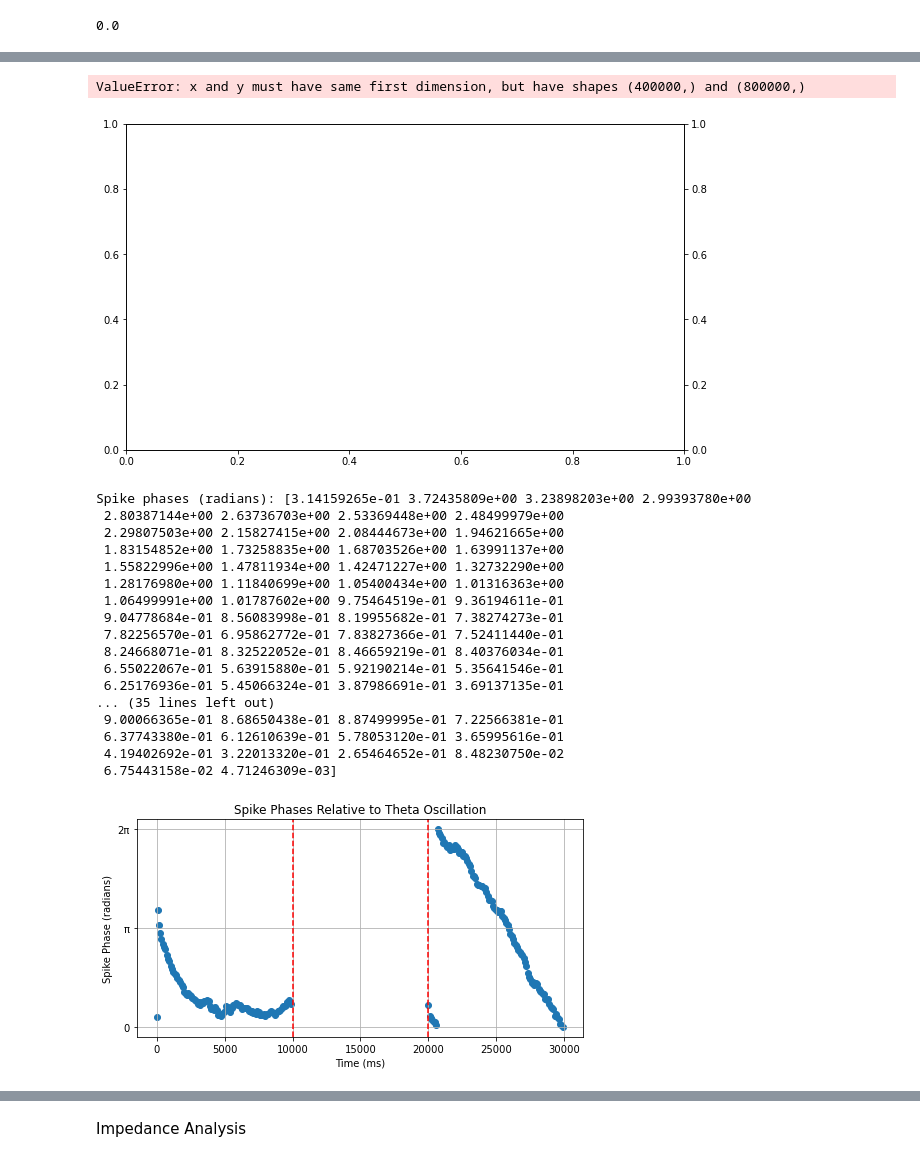
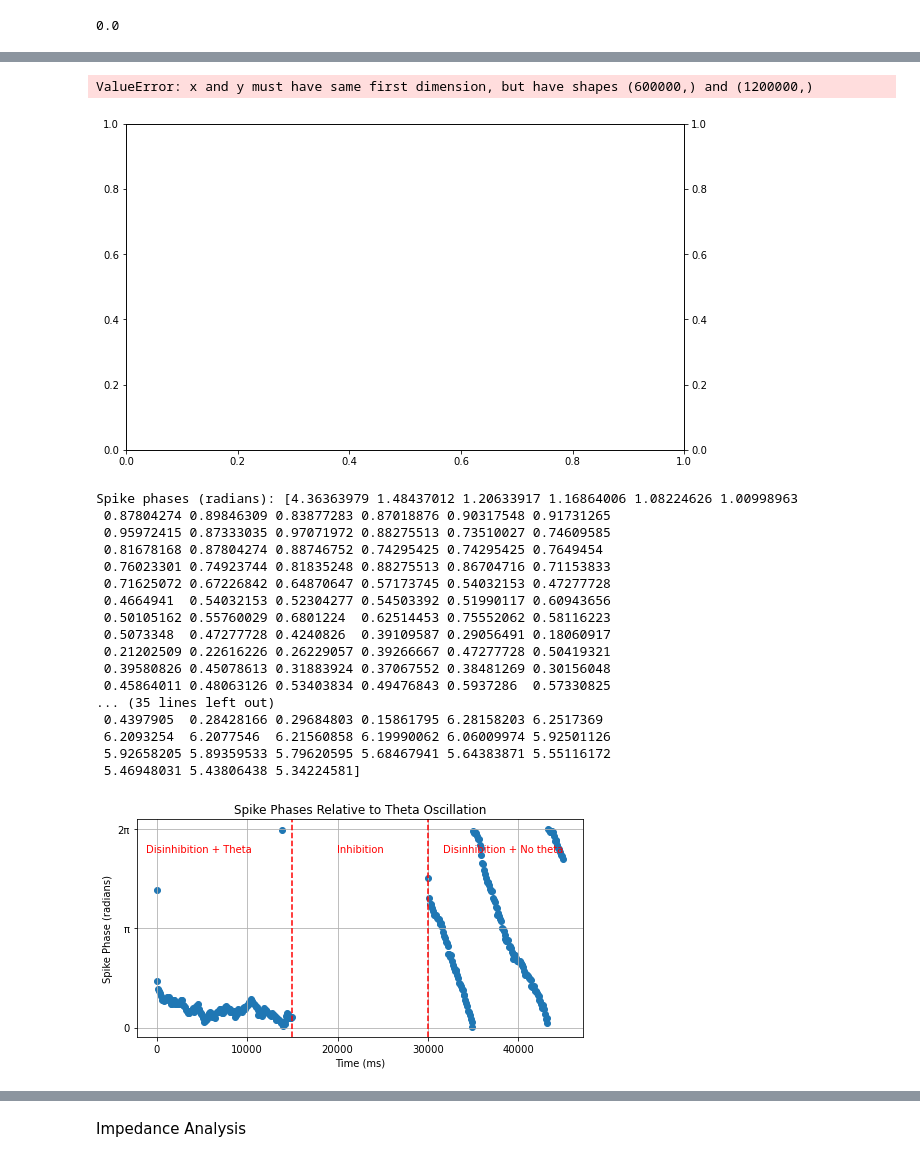
Before and after one commit to tiny-infinity/GridCellsTheta, a Jupyter notebook: single_stell.ipynb, the cells around one changed output, grey strips where cells are left out. Saved outputs shown, nothing was run; the diff lists cells and outputs as text; code cells hidden in the pictures.

Commit message:
phase prec rate

```diff
--- a/single_stell.ipynb
+++ b/single_stell.ipynb
@@ -17,7 +17,7 @@ stellate_noise_ic = h.IClamp(stellate_0.soma(0.5))
 stellate_noise_ic.dur = 1e9
 stell_theta_ic.dur = 1e9
 
-time_dur = 30000  # ms
+time_dur = 45000  # ms
 
 mean, std = -3e-3, 3e-4
 time_steps = int(time_dur / h.dt)
@@ -37,7 +37,8 @@ noise_vec.play(stellate_noise_ic._ref_amp, h.dt)
 #stellate_noise_ic.amp = -5e-3
 theta_amp = 1e-5
 theta_freq = 10.0
-theta_arr = theta_amp * np.sin(2 * np.pi * theta_freq * np.arange(0, time_dur, h.dt) / 1000)
+initial_phase = np.random.uniform(0, 2 * np.pi)
+theta_arr = theta_amp * np.sin((2 * np.pi * theta_freq * np.arange(0, time_dur, h.dt) / 1000)+initial_phase)
 theta_dupe = theta_arr.copy()
 theta_arr[half:] = 0.0
 theta_vec = h.Vector(theta_arr)
@@ -122,44 +123,44 @@ ax.legend(loc='upper left')
 
 plt.show()
 # %% [output]
-ValueError: x and y must have same first dimension, but have shapes (400000,) and (800000,)
+ValueError: x and y must have same first dimension, but have shapes (600000,) and (1200000,)
 [figure]
 # %%
 #spikes to phases
-phases = (np.array(spike_times_array) * theta_freq * 2 * np.pi / 1000) % (2 * np.pi)
+phases = ((np.array(spike_times_array) * theta_freq * 2 * np.pi / 1000)+initial_phase) % (2 * np.pi)
 print("Spike phases (radians):", phases)
 
 plt.figure(figsize=(8, 4))
 plt.scatter(spike_times_array, phases, color='C0')
 plt.xlabel("Time (ms)")
 plt.ylabel("Spike Phase (radians)")
 plt.title("Spike Phases Relative to Theta Oscillation")
 plt.yticks([0, np.pi, 2 * np.pi], ['0', 'π', '2π'])
 #plt.xlim(3500, time_dur+500)
 plt.axvline(x=half*h.dt, color='r', linestyle='--', label='Disinhibition')
 plt.axvline(x=2*half*h.dt, color='r', linestyle='--', label='Disinhibition')
-#plt.text(0.7*half*h.dt, 1.8*np.pi, 'Disinhibition + Theta', color='r', ha='right', va='center')
-#plt.text(3*half*h.dt, 1.8*np.pi, 'Disinhibition + No theta', color='r', ha='right', va='center')
-#plt.text(half*1.5*h.dt, 1.8*np.pi, 'Inhibition', color='r', ha='center', va='center')
+plt.text(0.7*half*h.dt, 1.8*np.pi, 'Disinhibition + Theta', color='r', ha='right', va='center')
+plt.text(3*half*h.dt, 1.8*np.pi, 'Disinhibition + No theta', color='r', ha='right', va='center')
+plt.text(half*1.5*h.dt, 1.8*np.pi, 'Inhibition', color='r', ha='center', va='center')
 #plt.xlim(2000,4000)
 plt.grid()
 plt.show()
 # %% [output]
-Spike phases (radians): [3.14159265e-01 3.72435809e+00 3.23898203e+00 2.99393780e+00
- 2.80387144e+00 2.63736703e+00 2.53369448e+00 2.48499979e+00
- 2.29807503e+00 2.15827415e+00 2.08444673e+00 1.94621665e+00
- 1.83154852e+00 1.73258835e+00 1.68703526e+00 1.63991137e+00
- 1.55822996e+00 1.47811934e+00 1.42471227e+00 1.32732290e+00
- 1.28176980e+00 1.11840699e+00 1.05400434e+00 1.01316363e+00
- 1.06499991e+00 1.01787602e+00 9.75464519e-01 9.36194611e-01
- 9.04778684e-01 8.56083998e-01 8.19955682e-01 7.38274273e-01
- 7.82256570e-01 6.95862772e-01 7.83827366e-01 7.52411440e-01
- 8.24668071e-01 8.32522052e-01 8.46659219e-01 8.40376034e-01
- 6.55022067e-01 5.63915880e-01 5.92190214e-01 5.35641546e-01
- 6.25176936e-01 5.45066324e-01 3.87986691e-01 3.69137135e-01
+Spike phases (radians): [4.36363979 1.48437012 1.20633917 1.16864006 1.08224626 1.00998963
+ 0.87804274 0.89846309 0.83877283 0.87018876 0.90317548 0.91731265
+ 0.95972415 0.87333035 0.97071972 0.88275513 0.73510027 0.74609585
+ 0.81678168 0.87804274 0.88746752 0.74295425 0.74295425 0.7649454
+ 0.76023301 0.74923744 0.81835248 0.88275513 0.86704716 0.71153833
+ 0.71625072 0.67226842 0.64870647 0.57173745 0.54032153 0.47277728
+ 0.4664941  0.54032153 0.52304277 0.54503392 0.51990117 0.60943656
+ 0.50105162 0.55760029 0.6801224  0.62514453 0.75552062 0.58116223
+ 0.5073348  0.47277728 0.4240826  0.39109587 0.29056491 0.18060917
+ 0.21202509 0.22616226 0.26229057 0.39266667 0.47277728 0.50419321
+ 0.39580826 0.45078613 0.31883924 0.37067552 0.38481269 0.30156048
+ 0.45864011 0.48063126 0.53403834 0.49476843 0.5937286  0.57330825
 ... (35 lines left out)
- 9.00066365e-01 8.68650438e-01 8.87499995e-01 7.22566381e-01
- 6.37743380e-01 6.12610639e-01 5.78053120e-01 3.65995616e-01
- 4.19402692e-01 3.22013320e-01 2.65464652e-01 8.48230750e-02
- 6.75443158e-02 4.71246309e-03]
+ 0.4397905  0.28428166 0.29684803 0.15861795 6.28158203 6.2517369
+ 6.2093254  6.2077546  6.21560858 6.19990062 6.06009974 5.92501126
+ 5.92658205 5.89359533 5.79620595 5.68467941 5.64383871 5.55116172
+ 5.46948031 5.43806438 5.34224581]
-[figure, old version]
+[figure, new version]
```
Also changed, not shown: parts of 5 cells of this notebook, 1 other file.
